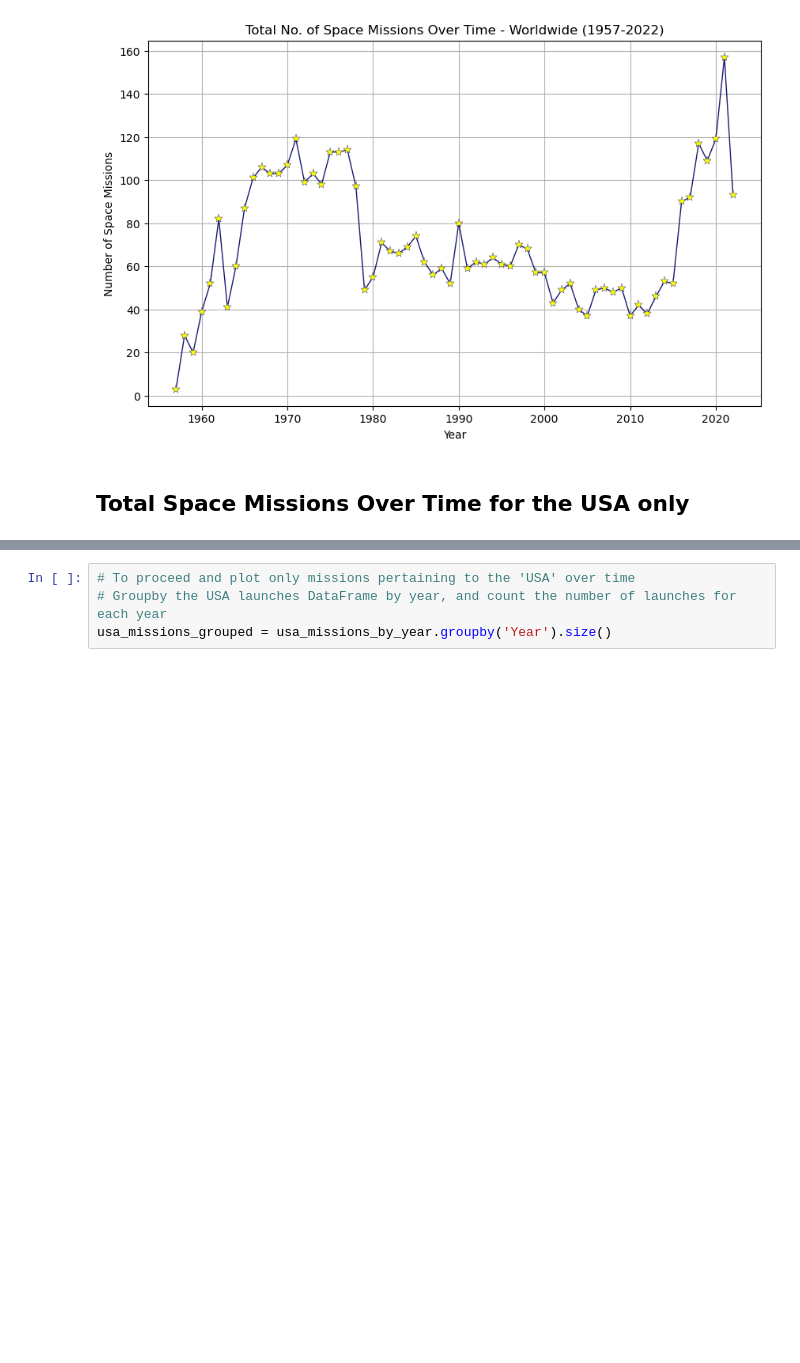
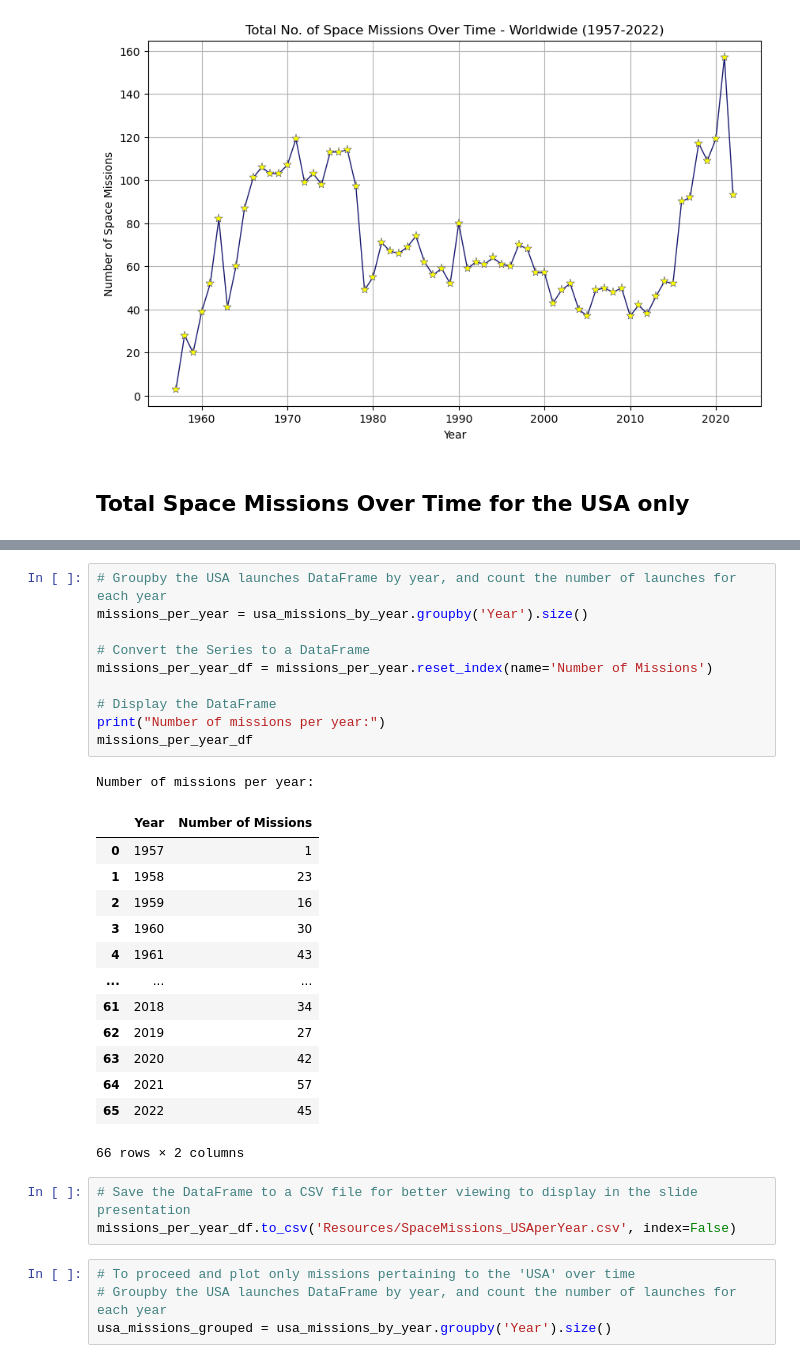
Before and after one commit to maparisio/Space_Mission_Project, a Jupyter notebook: Missions_Over_Time.ipynb, the cells around one changed output, grey strips where cells are left out. Drawn from its saved outputs; the diff is of its cells as text; blank space fills up the shorter version.

```diff
--- a/Missions_Over_Time.ipynb
+++ b/Missions_Over_Time.ipynb
@@ -222,6 +224,34 @@ usa_missions_by_year.head()
 | 1958 | US Navy | 1958-02-05 | 07:33:00 | Vanguard | Vanguard TV3BU | Retired | Failure | Day | ... |
 | 1958 | AMBA | 1958-03-05 | 18:27:00 | Juno I | Explorer 2 | Retired | Failure | Night | ... |
 | 1958 | US Navy | 1958-03-17 | 12:15:00 | Vanguard | Vanguard 1 | Retired | Success | Day | ... |
+# %%
+# Groupby the USA launches DataFrame by year, and count the number of launches for each year
+missions_per_year = usa_missions_by_year.groupby('Year').size()
+
+# Convert the Series to a DataFrame
+missions_per_year_df = missions_per_year.reset_index(name='Number of Missions')
+
+# Display the DataFrame
+print("Number of missions per year:")
+missions_per_year_df
+# %% [output]
+Number of missions per year:
+|  | Year | Number of Missions |
+| 0 | 1957 | 1 |
+| 1 | 1958 | 23 |
+| 2 | 1959 | 16 |
+| 3 | 1960 | 30 |
+| 4 | 1961 | 43 |
+| ... | ... | ... |
+| 61 | 2018 | 34 |
+| 62 | 2019 | 27 |
+| 63 | 2020 | 42 |
+| 64 | 2021 | 57 |
+| 65 | 2022 | 45 |
+66 rows × 2 columns
+# %%
+# Save the DataFrame to a CSV file for better viewing to display in the slide presentation
+missions_per_year_df.to_csv('Resources/SpaceMissions_USAperYear.csv', index=False)
 # %%
 # To proceed and plot only missions pertaining to the 'USA' over time
 # Groupby the USA launches DataFrame by year, and count the number of launches for each year
```
Also changed, not shown: parts of 7 cells of this notebook.
